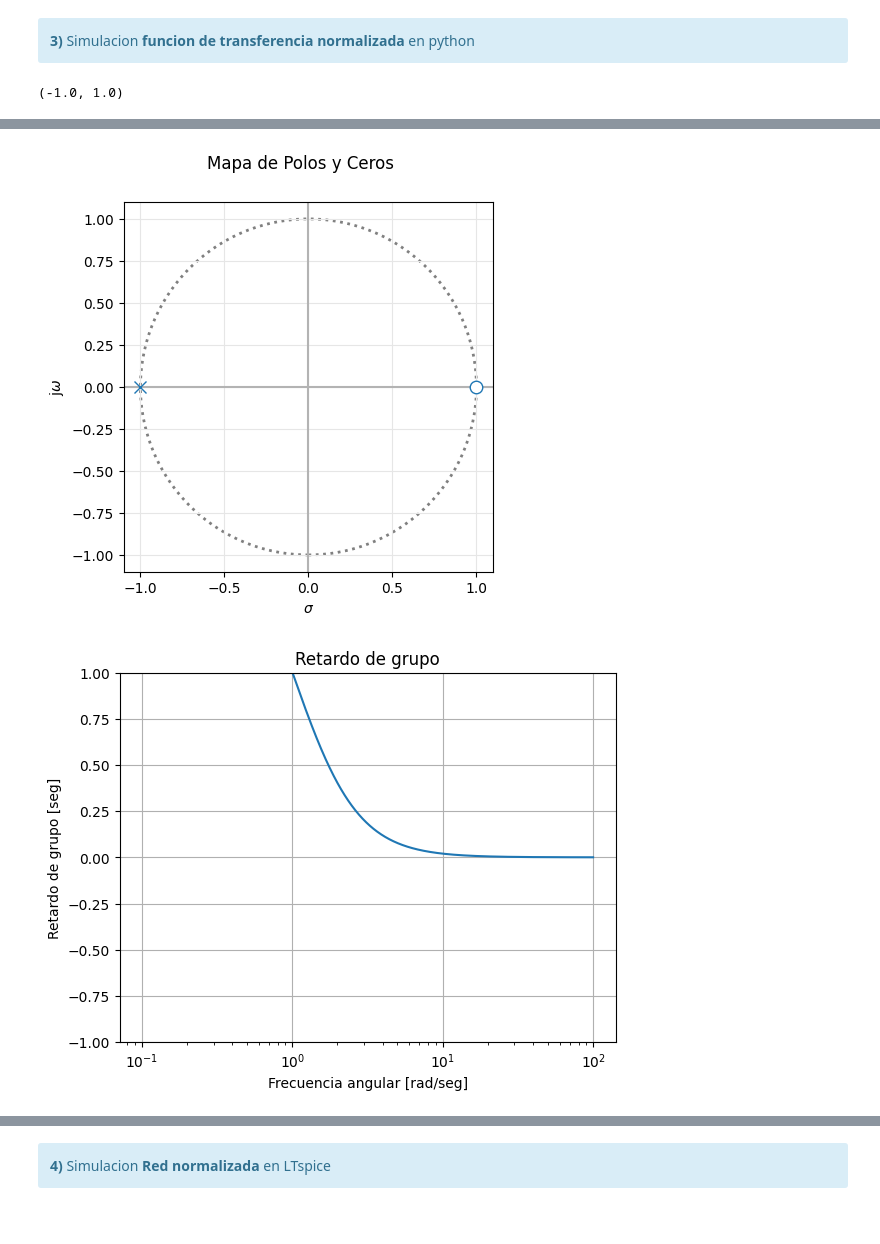
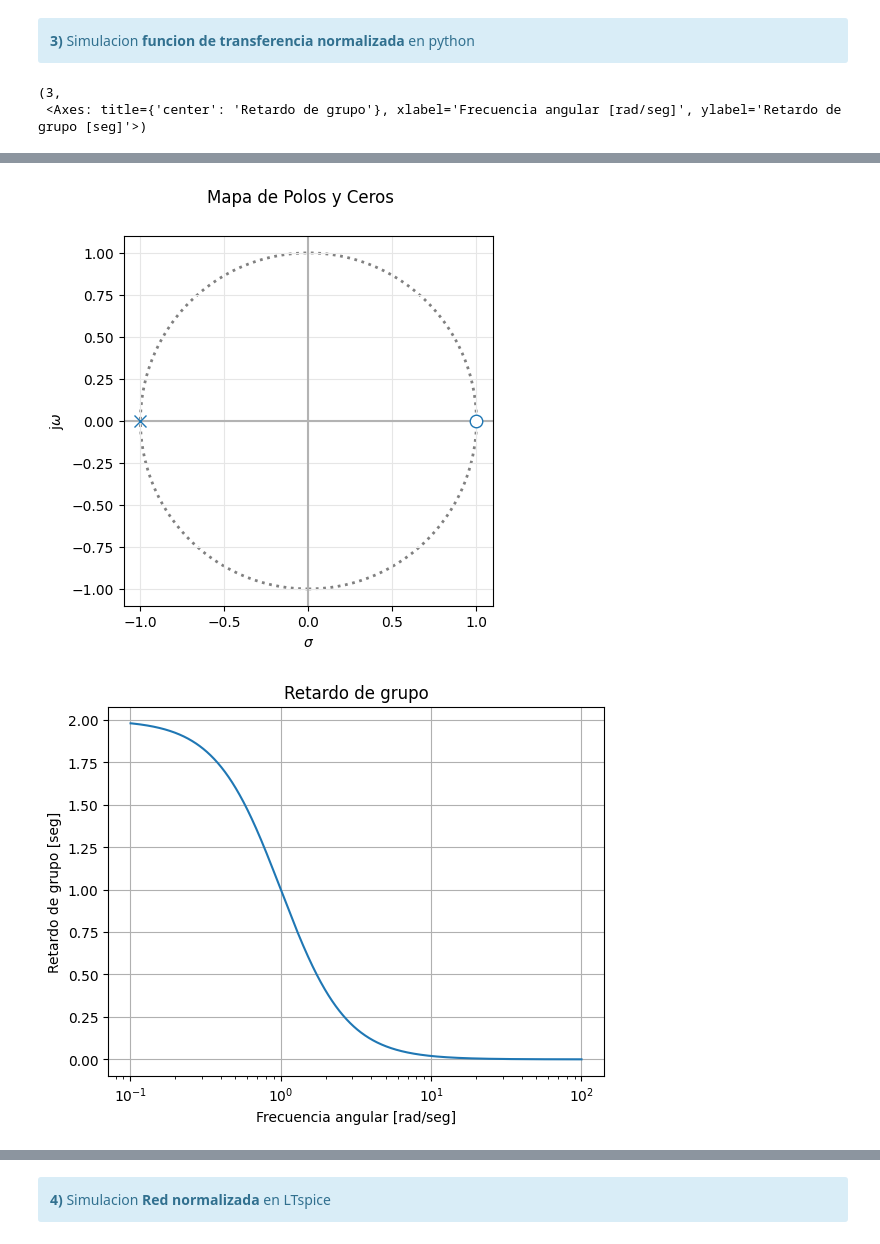
Before and after one commit to OlayonChingon/TC2, a Jupyter notebook: TS1/TS1_R4001_2024.ipynb, the cells around one changed output, grey strips where cells are left out. Drawn from its saved outputs; the diff is of its cells as text; code cells hidden in the pictures.

```diff
--- a/TS1/TS1_R4001_2024.ipynb
+++ b/TS1/TS1_R4001_2024.ipynb
@@ -72,30 +72,29 @@ $R_xn = \frac{R_xn}{R}$
 # %%
 #Created on Mon Apr 10 07:01:43 2024
 
 #Tarea Semanal 1 R4001 2024
 
 #@author: Fabian Villada
 
 
 from scipy.signal import TransferFunction
 import numpy as np
 from pytc2.sistemas_lineales import pzmap, GroupDelay, bodePlot
 import matplotlib.pyplot as plt
 
 
 
 my_tf = TransferFunction([1,-1],[1,1])
 
-
 bodePlot(my_tf, fig_id=1)
 pzmap(my_tf, fig_id=2)
 GroupDelay(my_tf, fig_id=3)
-plt.ylim([-1,1])
 # %% [output]
-(-1.0, 1.0)
+(3,
+ <Axes: title={'center': 'Retardo de grupo'}, xlabel='Frecuencia angular [rad/seg]', ylabel='Retardo de grupo [seg]'>)
 [figure]
 [figure]
-[figure, old version]
+[figure, new version]
 # %%
 #Created on Mon Apr 10 07:01:43 2024
 
```
Also changed, not shown: parts of 5 cells of this notebook, 37 other files.
